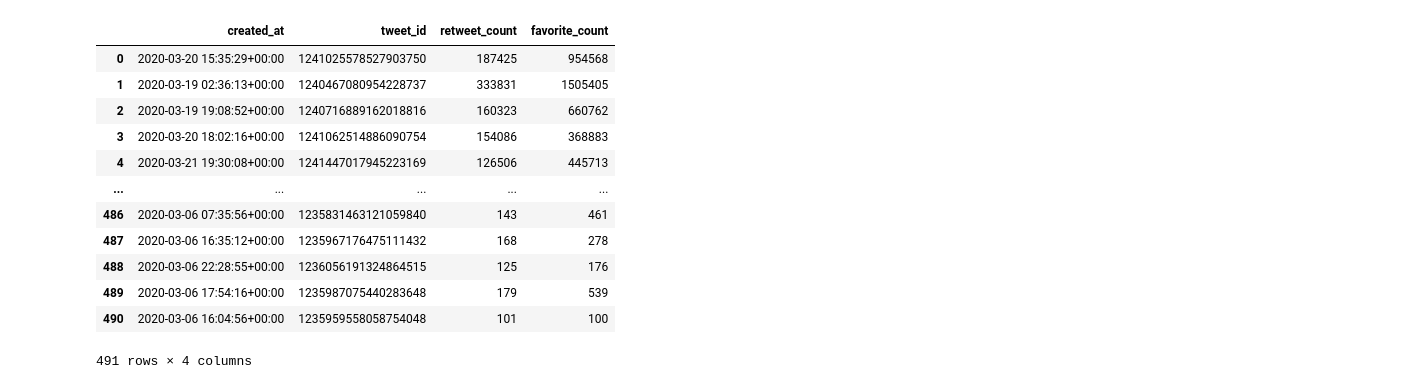
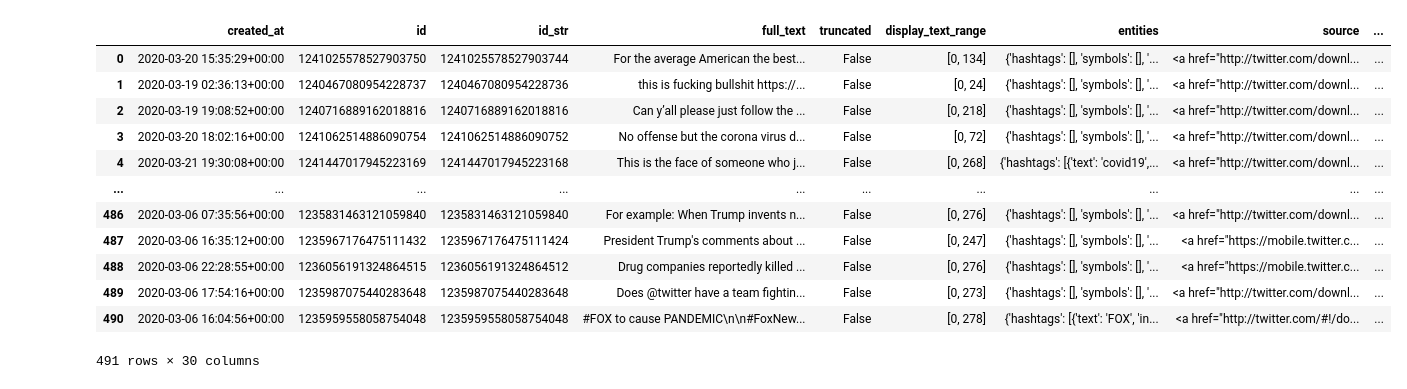
Before and after one commit to cmf9595/Data-Curation, a Jupyter notebook: Project Milestone.ipynb, the cells around one changed output. Cells and saved outputs as stored; diff of their text form; code cells hidden in the pictures.

```diff
--- a/Project Milestone.ipynb
+++ b/Project Milestone.ipynb
@@ -29,50 +12,47 @@ json_data = pd.read_json('/Users/schned/Desktop/covid19_infodemic_english_data.j
 json_data
 
 # Removing uncessary columns
 interaction_data = json_data.drop(columns=[
  'id_str',
  'full_text',
  'truncated',
  'display_text_range',
  'entities',
  'source',
  'in_reply_to_status_id',
  'in_reply_to_status_id_str',
  'in_reply_to_user_id',
  'in_reply_to_user_id_str',
  'in_reply_to_screen_name',
  'user',
  'geo',
  'coordinates',
  'place',
  'contributors',
  'is_quote_status',
  'lang',
  'quoted_status_id',
  'quoted_status_id_str',
  'quoted_status_permalink',
  'quoted_status',
  'possibly_sensitive',
  'extended_entities','favorited','retweeted'])
 
-# Rename tweet id to use as merge index
-interaction_data = interaction_data.rename(columns={'id': 'tweet_id'})
-
-interaction_data
+json_data
 # %% [output]
-|  | created_at | tweet_id | retweet_count | favorite_count |
-| 0 | 2020-03-20 15:35:29+00:00 | 1241025578527903750 | 187425 | 954568 |
-| 1 | 2020-03-19 02:36:13+00:00 | 1240467080954228737 | 333831 | 1505405 |
-| 2 | 2020-03-19 19:08:52+00:00 | 1240716889162018816 | 160323 | 660762 |
-| 3 | 2020-03-20 18:02:16+00:00 | 1241062514886090754 | 154086 | 368883 |
-| 4 | 2020-03-21 19:30:08+00:00 | 1241447017945223169 | 126506 | 445713 |
-| ... | ... | ... | ... | ... |
-| 486 | 2020-03-06 07:35:56+00:00 | 1235831463121059840 | 143 | 461 |
-| 487 | 2020-03-06 16:35:12+00:00 | 1235967176475111432 | 168 | 278 |
-| 488 | 2020-03-06 22:28:55+00:00 | 1236056191324864515 | 125 | 176 |
-| 489 | 2020-03-06 17:54:16+00:00 | 1235987075440283648 | 179 | 539 |
-| 490 | 2020-03-06 16:04:56+00:00 | 1235959558058754048 | 101 | 100 |
+|  | created_at | id | id_str | full_text | truncated | display_text_range | entities | source | ... |
+| 0 | 2020-03-20 15:35:29+00:00 | 1241025578527903750 | 1241025578527903744 | For the average American the best... | False | [0, 134] | {'hashtags': [], 'symbols': [], '... | <a href="http://twitter.com/downl... | ... |
+| 1 | 2020-03-19 02:36:13+00:00 | 1240467080954228737 | 1240467080954228736 | this is fucking bullshit https://... | False | [0, 24] | {'hashtags': [], 'symbols': [], '... | <a href="http://twitter.com/downl... | ... |
+| 2 | 2020-03-19 19:08:52+00:00 | 1240716889162018816 | 1240716889162018816 | Can y’all please just follow the ... | False | [0, 218] | {'hashtags': [], 'symbols': [], '... | <a href="http://twitter.com/downl... | ... |
+| 3 | 2020-03-20 18:02:16+00:00 | 1241062514886090754 | 1241062514886090752 | No offense but the corona virus d... | False | [0, 72] | {'hashtags': [], 'symbols': [], '... | <a href="http://twitter.com/downl... | ... |
+| 4 | 2020-03-21 19:30:08+00:00 | 1241447017945223169 | 1241447017945223168 | This is the face of someone who j... | False | [0, 268] | {'hashtags': [{'text': 'covid19',... | <a href="http://twitter.com/downl... | ... |
+| ... | ... | ... | ... | ... | ... | ... | ... | ... | ... |
+| 486 | 2020-03-06 07:35:56+00:00 | 1235831463121059840 | 1235831463121059840 | For example: When Trump invents n... | False | [0, 276] | {'hashtags': [], 'symbols': [], '... | <a href="http://twitter.com/downl... | ... |
+| 487 | 2020-03-06 16:35:12+00:00 | 1235967176475111432 | 1235967176475111424 | President Trump's comments about ... | False | [0, 247] | {'hashtags': [], 'symbols': [], '... | <a href="https://mobile.twitter.c... | ... |
+| 488 | 2020-03-06 22:28:55+00:00 | 1236056191324864515 | 1236056191324864512 | Drug companies reportedly killed ... | False | [0, 276] | {'hashtags': [], 'symbols': [], '... | <a href="https://mobile.twitter.c... | ... |
+| 489 | 2020-03-06 17:54:16+00:00 | 1235987075440283648 | 1235987075440283648 | Does @twitter have a team fightin... | False | [0, 273] | {'hashtags': [], 'symbols': [], '... | <a href="http://twitter.com/downl... | ... |
+| 490 | 2020-03-06 16:04:56+00:00 | 1235959558058754048 | 1235959558058754048 | #FOX to cause PANDEMIC\n\n#FoxNew... | False | [0, 278] | {'hashtags': [{'text': 'FOX', 'in... | <a href="http://twitter.com/#!/do... | ... |
-491 rows × 4 columns
+491 rows × 30 columns
 # %%
 # Download the other dataset containing the questions
 question_data = pd.read_csv('/Users/schned/Desktop/covid19_infodemic_english_data.tsv', delimiter='\t')
```
Also changed, not shown: parts of 17 cells of this notebook.
